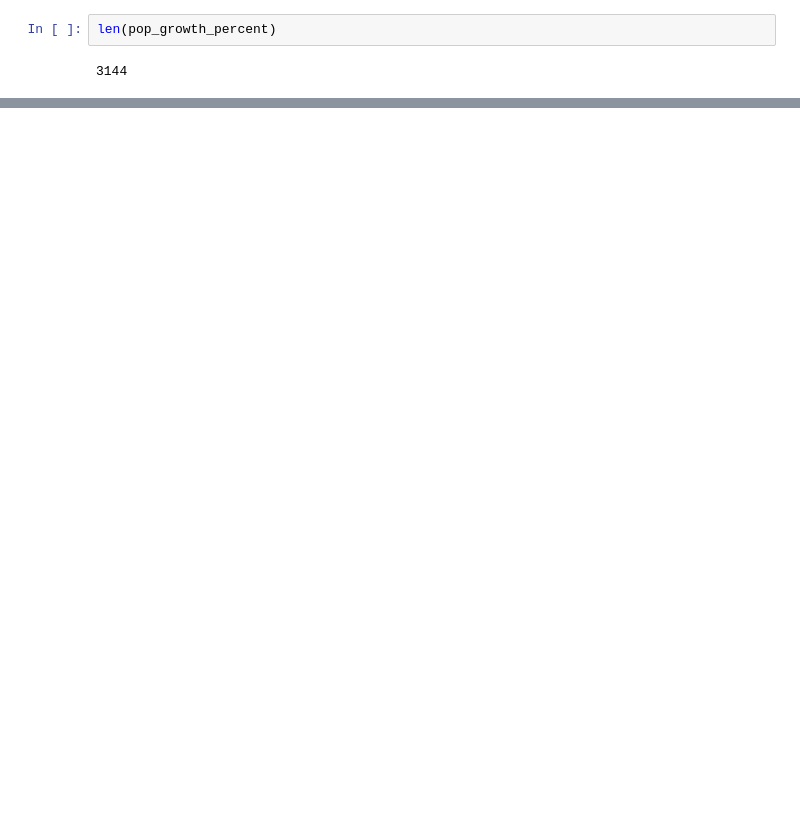
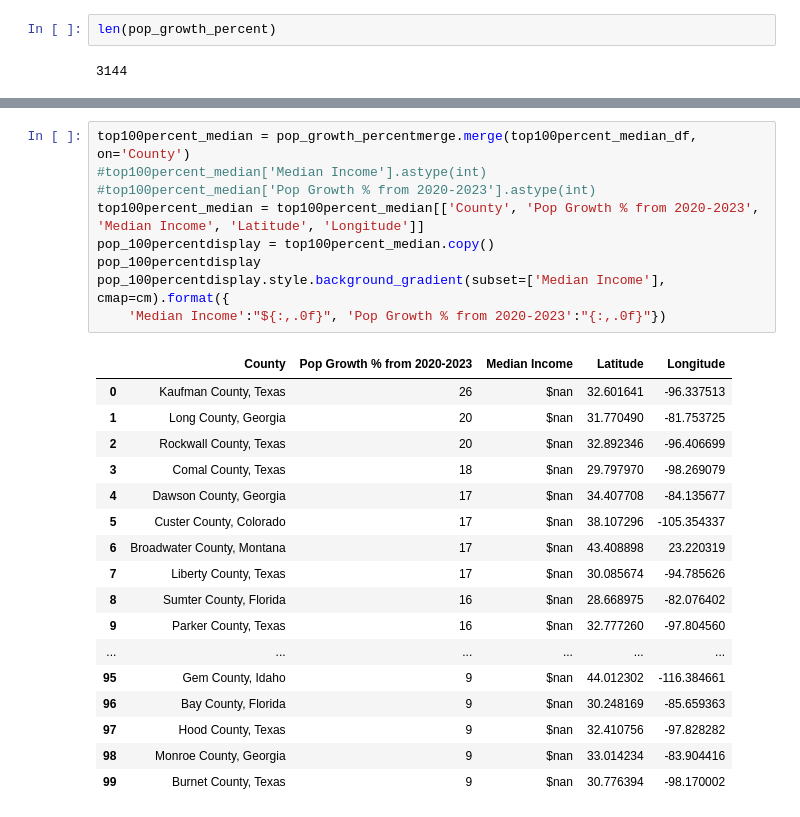
Before and after one commit to smsimba225/Project_1, a Jupyter notebook: Project1_Owen.ipynb, the cells around one changed output, grey strips where cells are left out. Cells and saved outputs as stored; diff of their text form; blank space fills up the shorter version.

```diff
--- a/Project1_Owen.ipynb
+++ b/Project1_Owen.ipynb
@@ -402,0 +332,27 @@ len(pop_merged)
+# %%
+top100percent_median = pop_growth_percentmerge.merge(top100percent_median_df, on='County')
+#top100percent_median['Median Income'].astype(int)
+#top100percent_median['Pop Growth % from 2020-2023'].astype(int)
+top100percent_median = top100percent_median[['County', 'Pop Growth % from 2020-2023', 'Median Income', 'Latitude', 'Longitude']]
+pop_100percentdisplay = top100percent_median.copy()
+pop_100percentdisplay
+pop_100percentdisplay.style.background_gradient(subset=['Median Income'], cmap=cm).format({
+    'Median Income':"${:,.0f}", 'Pop Growth % from 2020-2023':"{:,.0f}"})
+# %% [output]
+|  | County | Pop Growth % from 2020-2023 | Median Income | Latitude | Longitude |
+| 0 | Kaufman County, Texas | 26 | $nan | 32.601641 | -96.337513 |
+| 1 | Long County, Georgia | 20 | $nan | 31.770490 | -81.753725 |
+| 2 | Rockwall County, Texas | 20 | $nan | 32.892346 | -96.406699 |
+| 3 | Comal County, Texas | 18 | $nan | 29.797970 | -98.269079 |
+| 4 | Dawson County, Georgia | 17 | $nan | 34.407708 | -84.135677 |
+| 5 | Custer County, Colorado | 17 | $nan | 38.107296 | -105.354337 |
+| 6 | Broadwater County, Montana | 17 | $nan | 43.408898 | 23.220319 |
+| 7 | Liberty County, Texas | 17 | $nan | 30.085674 | -94.785626 |
+| 8 | Sumter County, Florida | 16 | $nan | 28.668975 | -82.076402 |
+| 9 | Parker County, Texas | 16 | $nan | 32.777260 | -97.804560 |
+| ... | ... | ... | ... | ... | ... |
+| 95 | Gem County, Idaho | 9 | $nan | 44.012302 | -116.384661 |
+| 96 | Bay County, Florida | 9 | $nan | 30.248169 | -85.659363 |
+| 97 | Hood County, Texas | 9 | $nan | 32.410756 | -97.828282 |
+| 98 | Monroe County, Georgia | 9 | $nan | 33.014234 | -83.904416 |
+| 99 | Burnet County, Texas | 9 | $nan | 30.776394 | -98.170002 |
```
Also changed, not shown: parts of 30 cells of this notebook.
